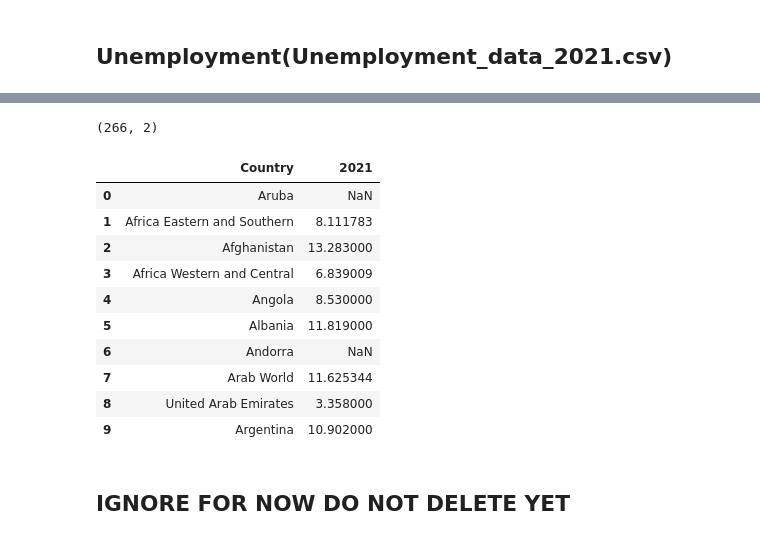
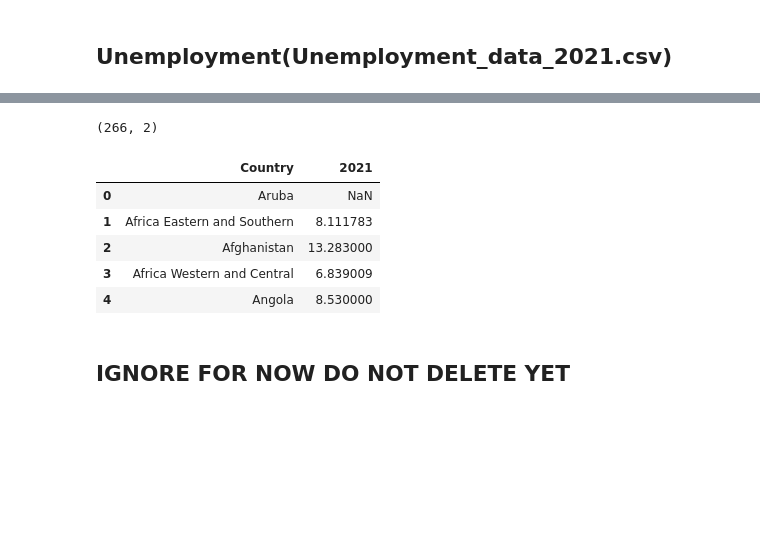
Before and after one commit to yaparnehir/Predicting_Happiness, a Jupyter notebook: ETL/ETL.ipynb, the cells around one changed output, grey strips where cells are left out. Saved outputs shown, nothing was run; the diff lists cells and outputs as text; code cells hidden in the pictures; blank space fills up the shorter version.

```diff
--- a/ETL/ETL.ipynb
+++ b/ETL/ETL.ipynb
@@ -270,24 +258,19 @@ country_unempl_df["Country"].replace(['Slovak Republic', 'Korea, Rep.','Kyrgyz R
 # %%
 # Extract necessary columns and make a new DataFrame.
 unempl_df = country_unempl_df[['Country', '2021']]
 #unempl_df.head()
 
 
 print(unempl_df.shape)
-unempl_df.head(10)
+unempl_df.head()
 # %% [output]
 (266, 2)
 |  | Country | 2021 |
 | 0 | Aruba | NaN |
 | 1 | Africa Eastern and Southern | 8.111783 |
 | 2 | Afghanistan | 13.283000 |
 | 3 | Africa Western and Central | 6.839009 |
 | 4 | Angola | 8.530000 |
-| 5 | Albania | 11.819000 |
-| 6 | Andorra | NaN |
-| 7 | Arab World | 11.625344 |
-| 8 | United Arab Emirates | 3.358000 |
-| 9 | Argentina | 10.902000 |
 # %% [markdown]
 ## IGNORE FOR NOW DO NOT DELETE YET
 # %%
```
Also changed, not shown: parts of 10 cells of this notebook, 3 other files.
